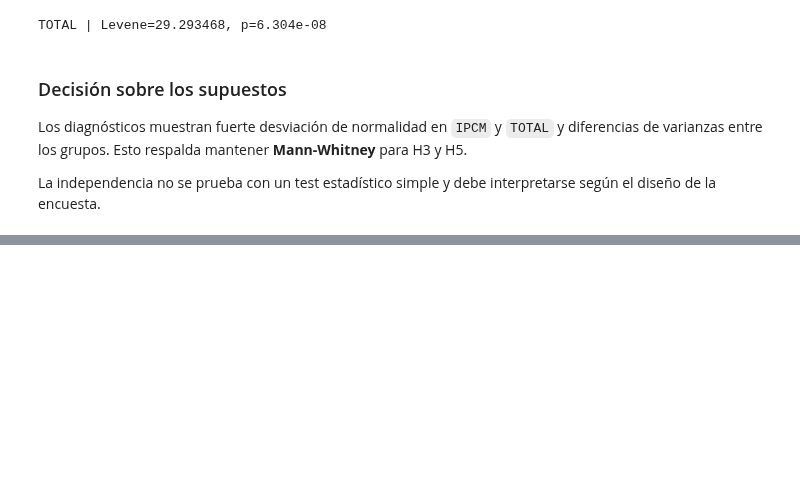
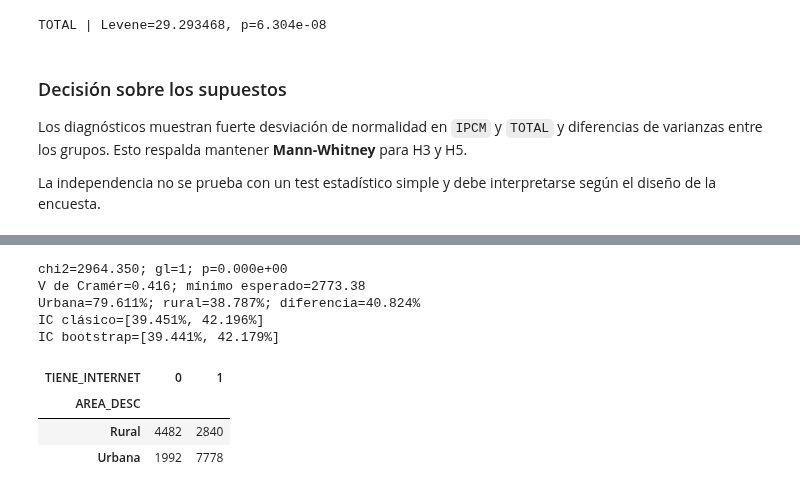
Before and after one commit to SrGustavo5610/DataScience, a Jupyter notebook: fase2/Fase2_AccesoInternet_EJECUTADO.ipynb, the cells around one changed output, grey strips where cells are left out. Drawn from its saved outputs; the diff is of its cells as text; code cells hidden in the pictures; blank space fills up the shorter version.

```diff
--- a/fase2/Fase2_AccesoInternet_EJECUTADO.ipynb
+++ b/fase2/Fase2_AccesoInternet_EJECUTADO.ipynb
@@ -127,0 +137,54 @@ La independencia no se prueba con un test estadístico simple y debe interpretar
+# %%
+
+tabla_h1 = pd.crosstab(df.AREA_DESC, df.TIENE_INTERNET)
+chi_h1, p_h1, gl_h1, exp_h1 = chi2_contingency(tabla_h1, correction=False)
+V_h1 = np.sqrt(
+    (chi_h1 / tabla_h1.to_numpy().sum())
+    / min(tabla_h1.shape[0]-1, tabla_h1.shape[1]-1)
+)
+
+u = tabla_h1.loc["Urbana"]
+r = tabla_h1.loc["Rural"]
+p_u = u[1] / u.sum()
+p_r = r[1] / r.sum()
+dif_h1 = p_u - p_r
+
+se_h1 = np.sqrt(
+    p_u*(1-p_u)/u.sum()
+    + p_r*(1-p_r)/r.sum()
+)
+ic_h1_clasico = (
+    dif_h1 - 1.96*se_h1,
+    dif_h1 + 1.96*se_h1
+)
+
+rng = np.random.default_rng(42)
+B = 2000
+urb_bin = np.r_[np.ones(int(u[1])), np.zeros(int(u[0]))]
+rur_bin = np.r_[np.ones(int(r[1])), np.zeros(int(r[0]))]
+boot_h1 = np.empty(B)
+
+for i in range(B):
+    boot_h1[i] = (
+        rng.choice(urb_bin, len(urb_bin), True).mean()
+        - rng.choice(rur_bin, len(rur_bin), True).mean()
+    )
+
+ic_h1_boot = np.quantile(boot_h1, [0.025, 0.975])
+
+print(f"chi2={chi_h1:.3f}; gl={gl_h1}; p={p_h1:.3e}")
+print(f"V de Cramér={V_h1:.3f}; mínimo esperado={exp_h1.min():.2f}")
+print(f"Urbana={p_u:.3%}; rural={p_r:.3%}; diferencia={dif_h1:.3%}")
+print(f"IC clásico=[{ic_h1_clasico[0]:.3%}, {ic_h1_clasico[1]:.3%}]")
+print(f"IC bootstrap=[{ic_h1_boot[0]:.3%}, {ic_h1_boot[1]:.3%}]")
+display(tabla_h1)
+# %% [output]
+chi2=2964.350; gl=1; p=0.000e+00
+V de Cramér=0.416; mínimo esperado=2773.38
+Urbana=79.611%; rural=38.787%; diferencia=40.824%
+IC clásico=[39.451%, 42.196%]
+IC bootstrap=[39.441%, 42.179%]
+| TIENE_INTERNET | 0 | 1 |
+| AREA_DESC |  |  |
+| Rural | 4482 | 2840 |
+| Urbana | 1992 | 7778 |
```
Also changed, not shown: parts of 5 cells of this notebook.
